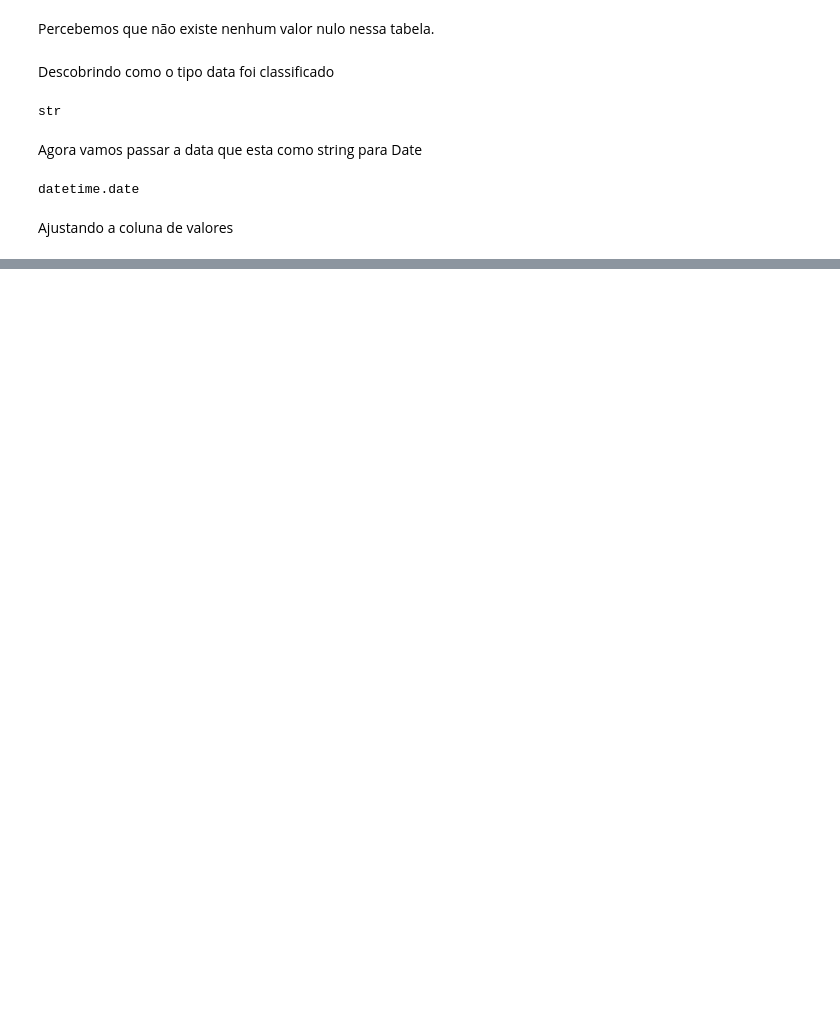
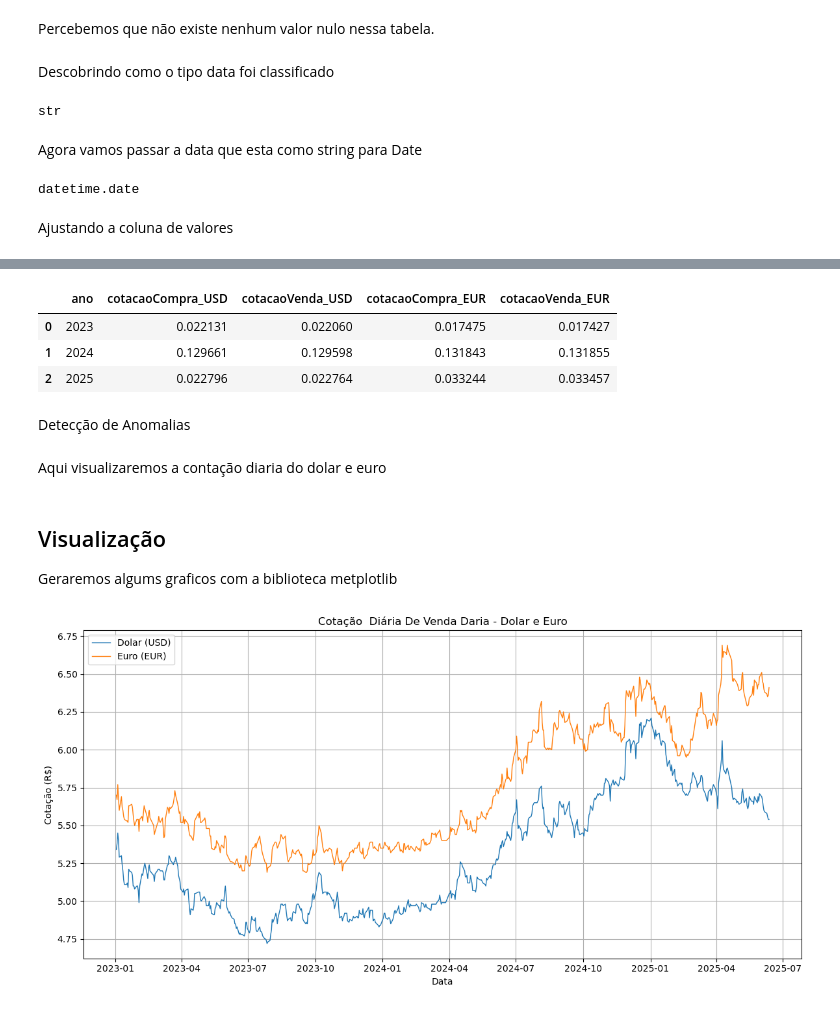
Before and after one commit to sauloadones/DSTrabalho, a Jupyter notebook: relatorio.ipynb, the cells around one changed output, grey strips where cells are left out. Drawn from its saved outputs; the diff is of its cells as text; code cells hidden in the pictures; blank space fills up the shorter version.

```diff
--- a/relatorio.ipynb
+++ b/relatorio.ipynb
@@ -142,0 +390,9 @@ df["Categoria"] = df["Conta"].astype(str).str.replace("-", "").apply(classificar
+# %%
+variacaoAnual
+# %% [output]
+|  | ano | cotacaoCompra_USD | cotacaoVenda_USD | cotacaoCompra_EUR | cotacaoVenda_EUR |
+| 0 | 2023 | 0.022131 | 0.022060 | 0.017475 | 0.017427 |
+| 1 | 2024 | 0.129661 | 0.129598 | 0.131843 | 0.131855 |
+| 2 | 2025 | 0.022796 | 0.022764 | 0.033244 | 0.033457 |
+# %% [markdown]
+Detecção de Anomalias
@@ -143,3 +405,24 @@ df["Categoria"] = df["Conta"].astype(str).str.replace("-", "").apply(classificar
+# %% [markdown]
+Aqui visualizaremos a contação diaria do dolar e euro
+# %% [markdown]
+## Visualização
+
+Geraremos algums graficos com a biblioteca metplotlib
+# %%
+import matplotlib.pyplot as plt
+
+plt.figure(figsize=(12, 6))
+plt.plot(df['dataHoraCotacao'], df['cotacaoVenda_USD'], label='Dolar (USD)', linewidth=1)
+plt.plot(df['dataHoraCotacao'], df['cotacaoVenda_EUR'], label='Euro (EUR)', linewidth=1)
+plt.title('Cotação  Diária De Venda Daria - Dolar e Euro')
+plt.xlabel('Data')
+plt.ylabel('Cotação (R$)')
+plt.legend()
+plt.grid(True)
+plt.tight_layout()
+plt.show()
+# %% [output]
+[figure, added]
 # %%
 df
 # %% [output]
```
Also changed, not shown: parts of 47 cells of this notebook, 6 other files.
